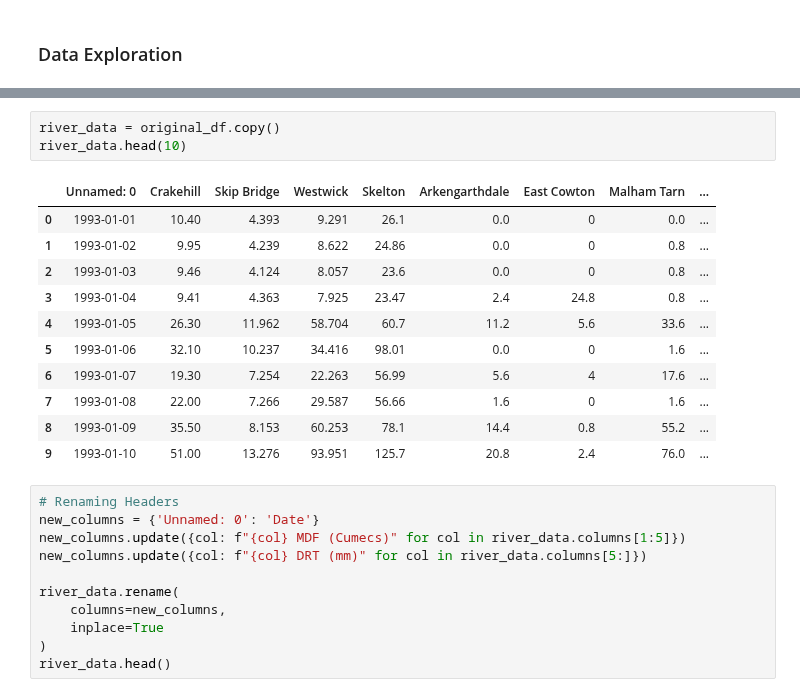
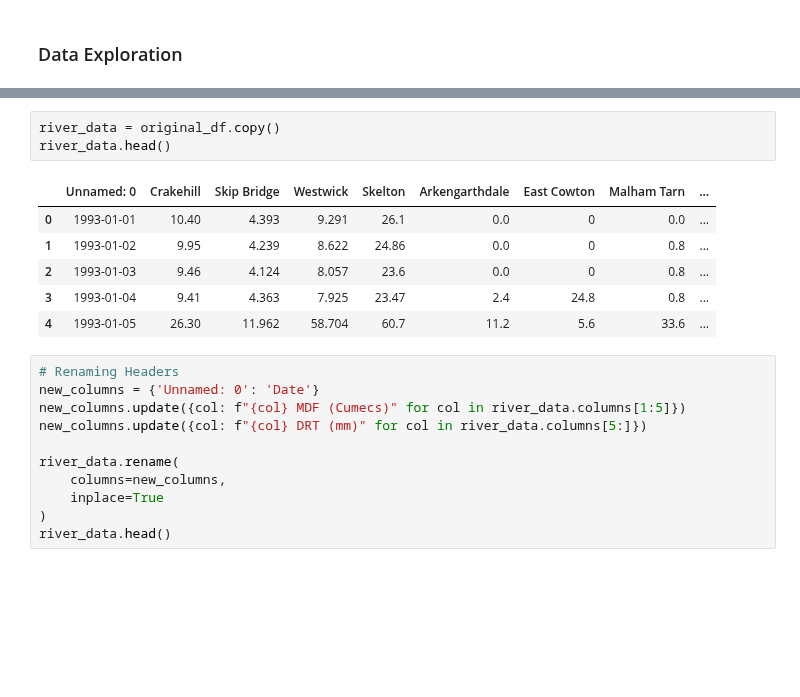
Before and after one commit to mhjp13/small-projects-ai, a Jupyter notebook: cob107/cw2/Data-Processing.ipynb, the cells around one changed output, grey strips where cells are left out. Saved outputs shown, nothing was run; the diff lists cells and outputs as text; blank space fills up the shorter version.

```diff
--- a/cob107/cw2/Data-Processing.ipynb
+++ b/cob107/cw2/Data-Processing.ipynb
@@ -48,19 +43,14 @@ dtypes: datetime64[ns](1), float64(5), object(3)
 memory usage: 102.9+ KB
 # %%
 river_data = original_df.copy()
-river_data.head(10)
+river_data.head()
 # %% [output]
 |  | Unnamed: 0 | Crakehill | Skip Bridge | Westwick | Skelton | Arkengarthdale | East Cowton | Malham Tarn | ... |
 | 0 | 1993-01-01 | 10.40 | 4.393 | 9.291 | 26.1 | 0.0 | 0 | 0.0 | ... |
 | 1 | 1993-01-02 | 9.95 | 4.239 | 8.622 | 24.86 | 0.0 | 0 | 0.8 | ... |
 | 2 | 1993-01-03 | 9.46 | 4.124 | 8.057 | 23.6 | 0.0 | 0 | 0.8 | ... |
 | 3 | 1993-01-04 | 9.41 | 4.363 | 7.925 | 23.47 | 2.4 | 24.8 | 0.8 | ... |
 | 4 | 1993-01-05 | 26.30 | 11.962 | 58.704 | 60.7 | 11.2 | 5.6 | 33.6 | ... |
-| 5 | 1993-01-06 | 32.10 | 10.237 | 34.416 | 98.01 | 0.0 | 0 | 1.6 | ... |
-| 6 | 1993-01-07 | 19.30 | 7.254 | 22.263 | 56.99 | 5.6 | 4 | 17.6 | ... |
-| 7 | 1993-01-08 | 22.00 | 7.266 | 29.587 | 56.66 | 1.6 | 0 | 1.6 | ... |
-| 8 | 1993-01-09 | 35.50 | 8.153 | 60.253 | 78.1 | 14.4 | 0.8 | 55.2 | ... |
-| 9 | 1993-01-10 | 51.00 | 13.276 | 93.951 | 125.7 | 20.8 | 2.4 | 76.0 | ... |
 # %%
 # Renaming Headers
 new_columns = {'Unnamed: 0': 'Date'}
```
Also changed, not shown: parts of 17 cells of this notebook, 12 other files.
